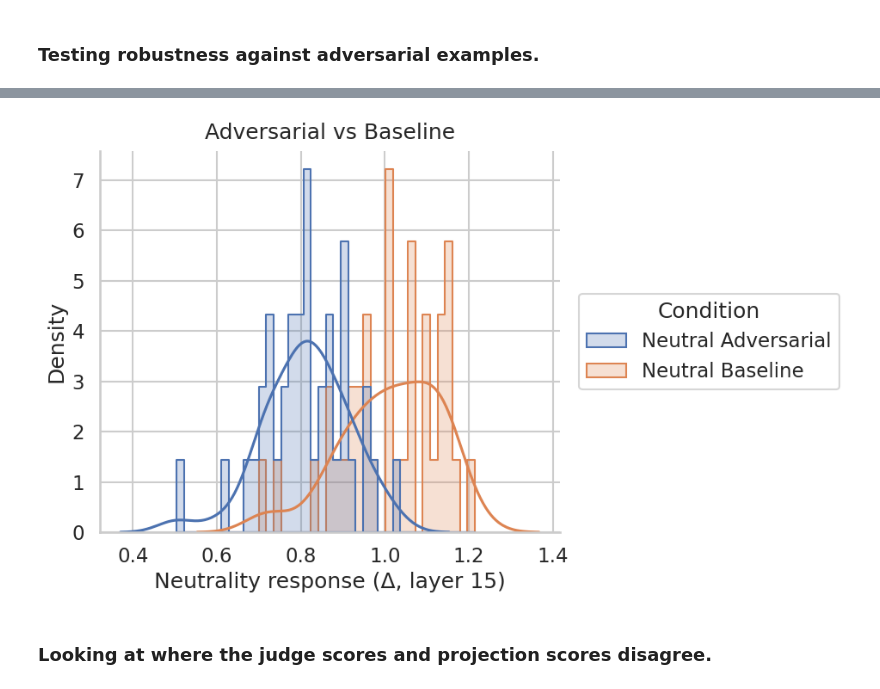
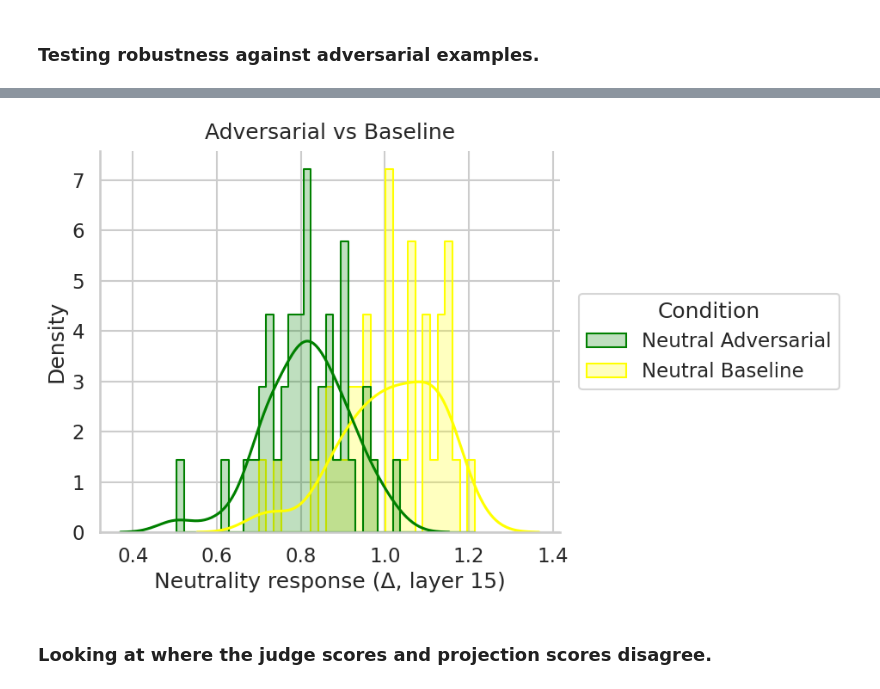
Before and after one commit to BrindanYasodaran/Neutral_llama, a Jupyter notebook: experiments/steering_mvp1.ipynb, the cells around one changed output, grey strips where cells are left out. Saved outputs shown, nothing was run; the diff lists cells and outputs as text; code cells hidden in the pictures.

```diff
--- a/experiments/steering_mvp1.ipynb
+++ b/experiments/steering_mvp1.ipynb
@@ -1183,33 +1295,33 @@ def plot_smoothed_hist_two_csvs(
 # %%
-plot_smoothed_hist_two_csvs(
+plot_smoothed_hist_two_csvs_colored(
     "/workspace/Neutral_llama/results/adversarial/neutral_adversarial.csv",
     "/workspace/Neutral_llama/results/adversarial/neutral_baseline.csv",
     "Meta-Llama-3-8B-Instruct_neutrality_response_avg_diff_proj_layer15",
     labels=("Neutral Adversarial", "Neutral Baseline"),  # keys
     legend_title="Condition",
     x_label="Neutrality response (Δ, layer 15)",
     title="Adversarial vs Baseline",
     bins=40,
     bw_adjust=0.9,      # tweak this for more/less smoothing
     figsize=(12, 6),
     # save="smoothed_hist.png",
 )
 
 # plot_smoothed_hist_two_csvs(
 #     "/path/neutral_adversarial.csv",
 #     "/path/neutral_baseline.csv",
 #     "Meta-Llama-3-8B-Instruct_neutrality_response_avg_diff_proj_layer15",
 #     labels=("Neutral Adversarial", "Neutral Baseline"),  # keys
 #     legend_title="Condition",
 #     x_label="Neutrality response (Δ, layer 15)",
 #     title="Adversarial vs Baseline",
 #     bins=40,
 #     bw_adjust=0.9,
 #     autosize=True,       # avoids squashing
 #     legend_out=True,     # keeps the plot area clean
 # )
 # %% [output]
-[figure, old version]
+[figure, new version]
 # %% [markdown]
 ### Looking at where the judge scores and projection scores disagree.
 # %%
```
Also changed, not shown: parts of 3 cells of this notebook, 1 other file.
